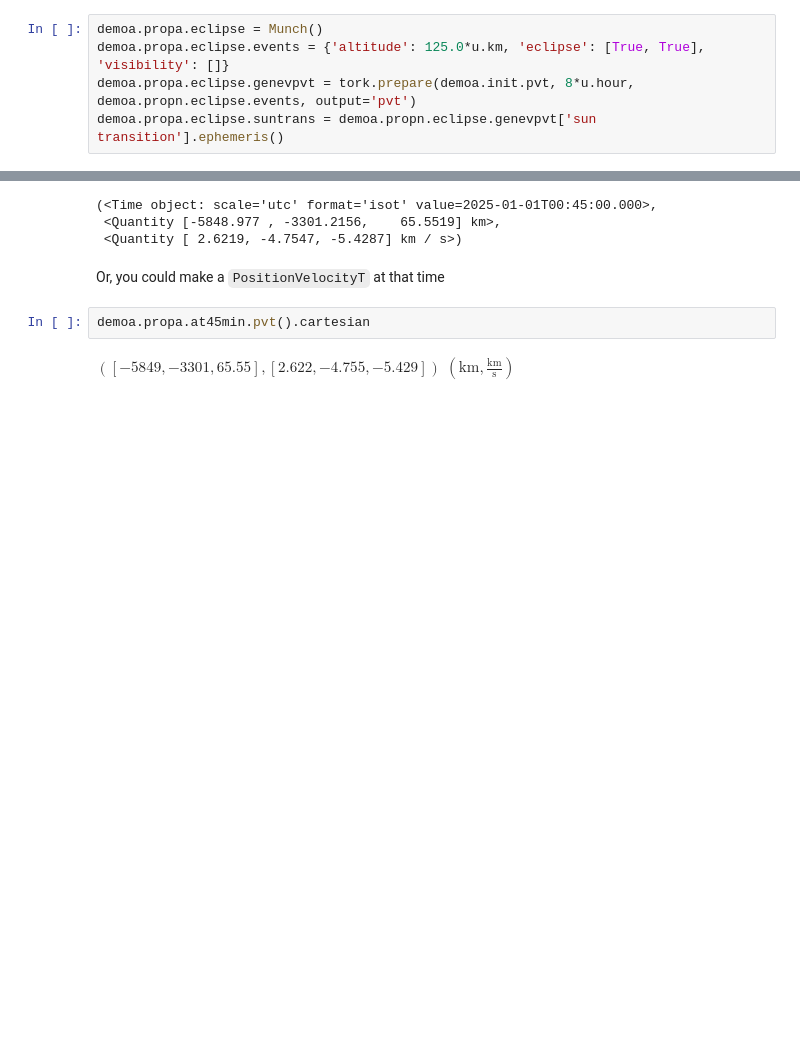
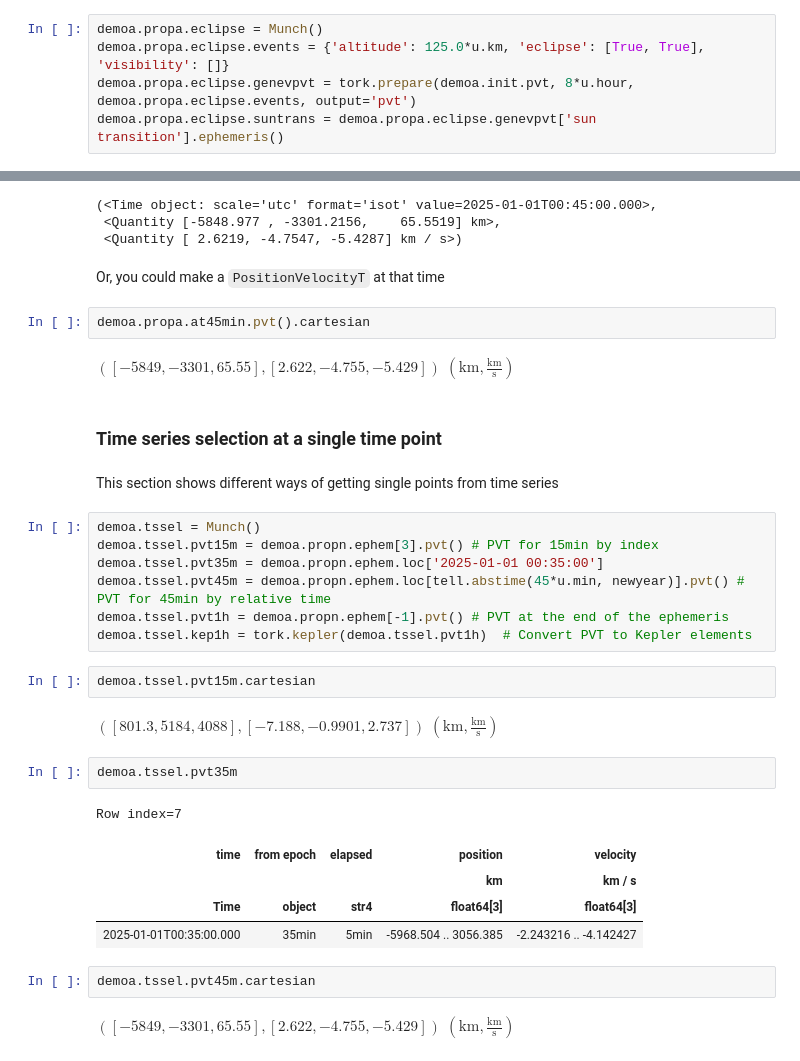
Before and after one commit to liamh/tellurion, a Jupyter notebook: tellurion/examples/cartprop1.ipynb, the cells around one changed output, grey strips where cells are left out. Cells and saved outputs as stored; diff of their text form; blank space fills up the shorter version.

Commit message:
Selecting single rows from time series in notebook

```diff
--- a/tellurion/examples/cartprop1.ipynb
+++ b/tellurion/examples/cartprop1.ipynb
@@ -124,8 +124,8 @@ TimeSeries length=13
 # %%
 demoa.propa.eclipse = Munch()
 demoa.propa.eclipse.events = {'altitude': 125.0*u.km, 'eclipse': [True, True], 'visibility': []}
-demoa.propa.eclipse.genevpvt = tork.prepare(demoa.init.pvt, 8*u.hour, demoa.propn.eclipse.events, output='pvt')
-demoa.propa.eclipse.suntrans = demoa.propn.eclipse.genevpvt['sun transition'].ephemeris()
+demoa.propa.eclipse.genevpvt = tork.prepare(demoa.init.pvt, 8*u.hour, demoa.propa.eclipse.events, output='pvt')
+demoa.propa.eclipse.suntrans = demoa.propa.eclipse.genevpvt['sun transition'].ephemeris()
 # %%
 demoa.propa.eclipse = Munch()
 demoa.propa.eclipse.events = {'altitude': 125.0*u.km, 'eclipse': [True, True], 'visibility': []}
@@ -215,3 +232,30 @@ Or, you could make a `PositionVelocityT` at that time
 demoa.propa.at45min.pvt().cartesian
 # %% [output]
 $([-5849, -3301, 65.55], [2.622, -4.755, -5.429]) \; (\mathrm{km}, \mathrm{\frac{km}{s}})$
+# %% [markdown]
+### Time series selection at a single time point
+# %% [markdown]
+This section shows different ways of getting single points from time series
+# %%
+demoa.tssel = Munch()
+demoa.tssel.pvt15m = demoa.propn.ephem[3].pvt() # PVT for 15min by index
+demoa.tssel.pvt35m = demoa.propn.ephem.loc['2025-01-01 00:35:00']
+demoa.tssel.pvt45m = demoa.propn.ephem.loc[tell.abstime(45*u.min, newyear)].pvt() # PVT for 45min by relative time
+demoa.tssel.pvt1h = demoa.propn.ephem[-1].pvt() # PVT at the end of the ephemeris
+demoa.tssel.kep1h = tork.kepler(demoa.tssel.pvt1h)  # Convert PVT to Kepler elements
+# %%
+demoa.tssel.pvt15m.cartesian
+# %% [output]
+$([801.3, 5184, 4088], [-7.188, -0.9901, 2.737]) \; (\mathrm{km}, \mathrm{\frac{km}{s}})$
+# %%
+demoa.tssel.pvt35m
+# %% [output]
+Row index=7
+| time | from epoch | elapsed | position | velocity |
+|  |  |  | km | km / s |
+| Time | object | str4 | float64[3] | float64[3] |
+| 2025-01-01T00:35:00.000 | 35min | 5min | -5968.504 .. 3056.385 | -2.243216 .. -4.142427 |
+# %%
+demoa.tssel.pvt45m.cartesian
+# %% [output]
+$([-5849, -3301, 65.55], [2.622, -4.755, -5.429]) \; (\mathrm{km}, \mathrm{\frac{km}{s}})$
```
Also changed, not shown: parts of 5 cells of this notebook.
